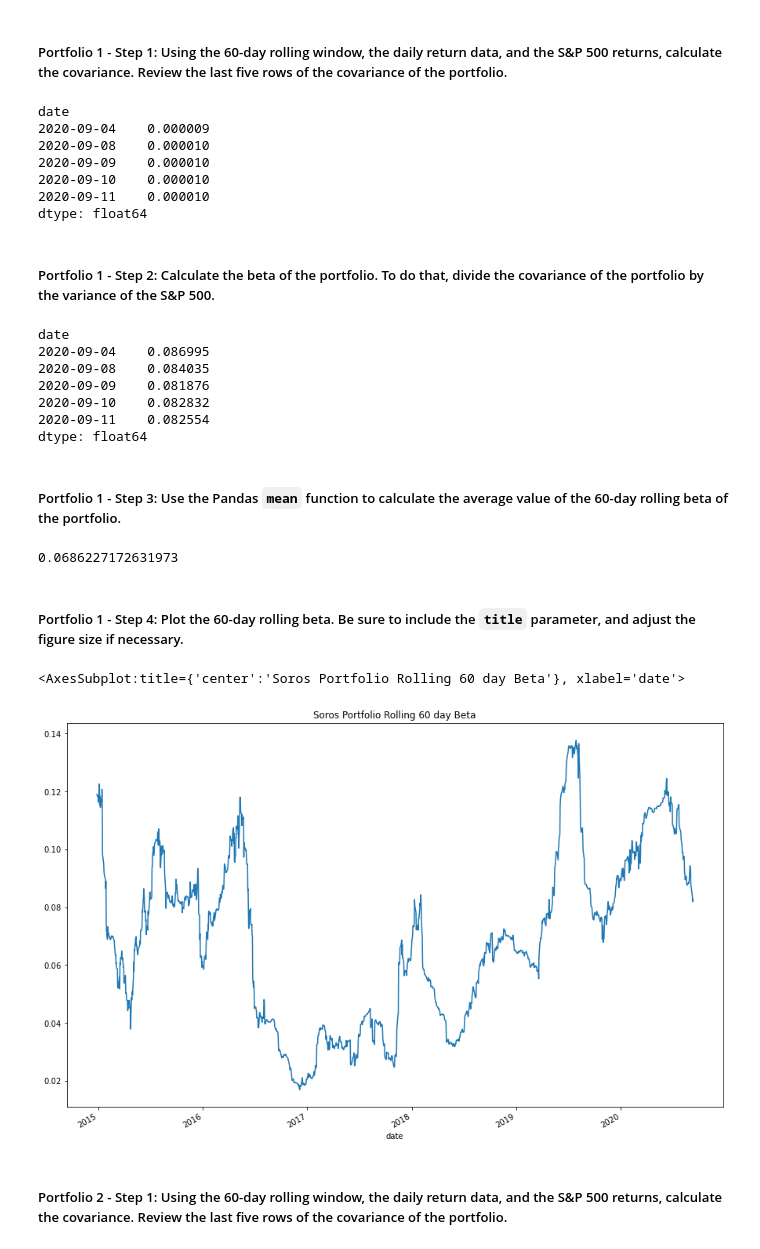
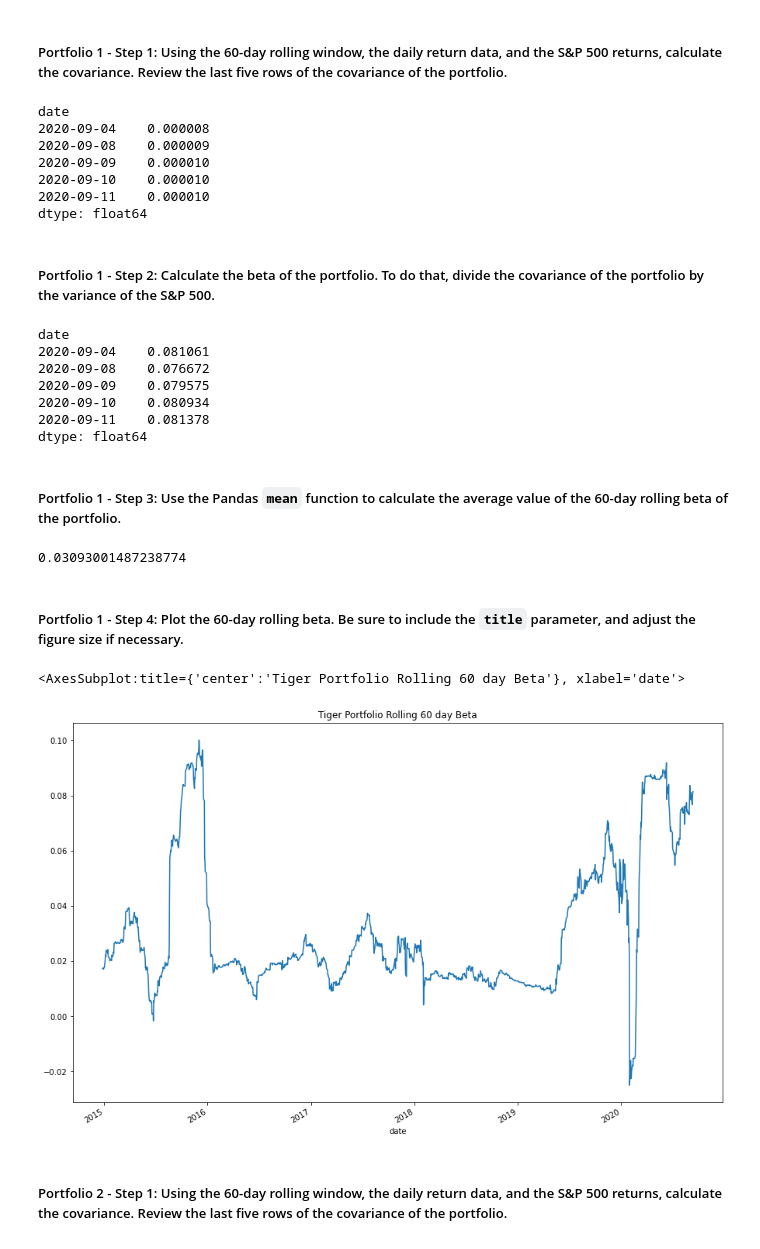
Before and after one commit to pwilli23/Module_4, a Jupyter notebook: risk_return_analysis.ipynb, the cells around one changed output. Saved outputs shown, nothing was run; the diff lists cells and outputs as text; code cells hidden in the pictures.

```diff
--- a/risk_return_analysis.ipynb
+++ b/risk_return_analysis.ipynb
@@ -407,13 +407,13 @@ Name: S&P 500, dtype: float64
 # %%
 # Calculate the covariance using a 60-day rolling window
 # Review the last five rows of the covariance data
-cov_SOROS_portfolio = whale_daily_returns['SOROS FUND MANAGEMENT LLC'].rolling(window=60).cov(whale_daily_returns['S&P 500'].rolling(window=60))
+cov_TIGER_portfolio = whale_daily_returns['TIGER GLOBAL MANAGEMENT LLC'].rolling(window=60).cov(whale_daily_returns['S&P 500'].rolling(window=60))
 
-cov_SOROS_portfolio.tail()
+cov_TIGER_portfolio.tail()
 # %% [output]
 date
-2020-09-04    0.000009
-2020-09-08    0.000010
+2020-09-04    0.000008
+2020-09-08    0.000009
 2020-09-09    0.000010
 2020-09-10    0.000010
 2020-09-11    0.000010
@@ -423,33 +423,33 @@ dtype: float64
 # %%
 # Calculate the beta based on the 60-day rolling covariance compared to the market (S&P 500)
 # Review the last five rows of the beta information
-beta_SOROS_portfolio = cov_SOROS_portfolio / var_SP_500
+beta_TIGER_portfolio = cov_TIGER_portfolio / var_SP_500
 
-beta_SOROS_portfolio.tail()
+beta_TIGER_portfolio.tail()
 # %% [output]
 date
-2020-09-04    0.086995
-2020-09-08    0.084035
-2020-09-09    0.081876
-2020-09-10    0.082832
-2020-09-11    0.082554
+2020-09-04    0.081061
+2020-09-08    0.076672
+2020-09-09    0.079575
+2020-09-10    0.080934
+2020-09-11    0.081378
 dtype: float64
 # %% [markdown]
 ##### Portfolio 1 - Step 3: Use the Pandas `mean` function to calculate the average value of the 60-day rolling beta of the portfolio.
 # %%
 # Calculate the average of the 60-day rolling beta
-beta_SOROS_portfolio.mean()
+beta_TIGER_portfolio.mean()
 # %% [output]
-0.0686227172631973
+0.03093001487238774
 # %% [markdown]
 ##### Portfolio 1 - Step 4: Plot the 60-day rolling beta. Be sure to include the `title` parameter, and adjust the figure size if necessary.
 # %%
 # Plot the rolling beta
 # Include a title parameter and adjust the figure size
-beta_SOROS_portfolio.plot(figsize=(15, 10), title= 'Soros Portfolio Rolling 60 day Beta')
+beta_TIGER_portfolio.plot(figsize=(15, 10), title= 'Tiger Portfolio Rolling 60 day Beta')
 # %% [output]
-<AxesSubplot:title={'center':'Soros Portfolio Rolling 60 day Beta'}, xlabel='date'>
+<AxesSubplot:title={'center':'Tiger Portfolio Rolling 60 day Beta'}, xlabel='date'>
-[figure, old version]
+[figure, new version]
 # %% [markdown]
 ##### Portfolio 2 - Step 1: Using the 60-day rolling window, the daily return data, and the S&P 500 returns, calculate the covariance. Review the last five rows of the covariance of the portfolio.
 # %%
```
Also changed, not shown: parts of 1 cell of this notebook.
